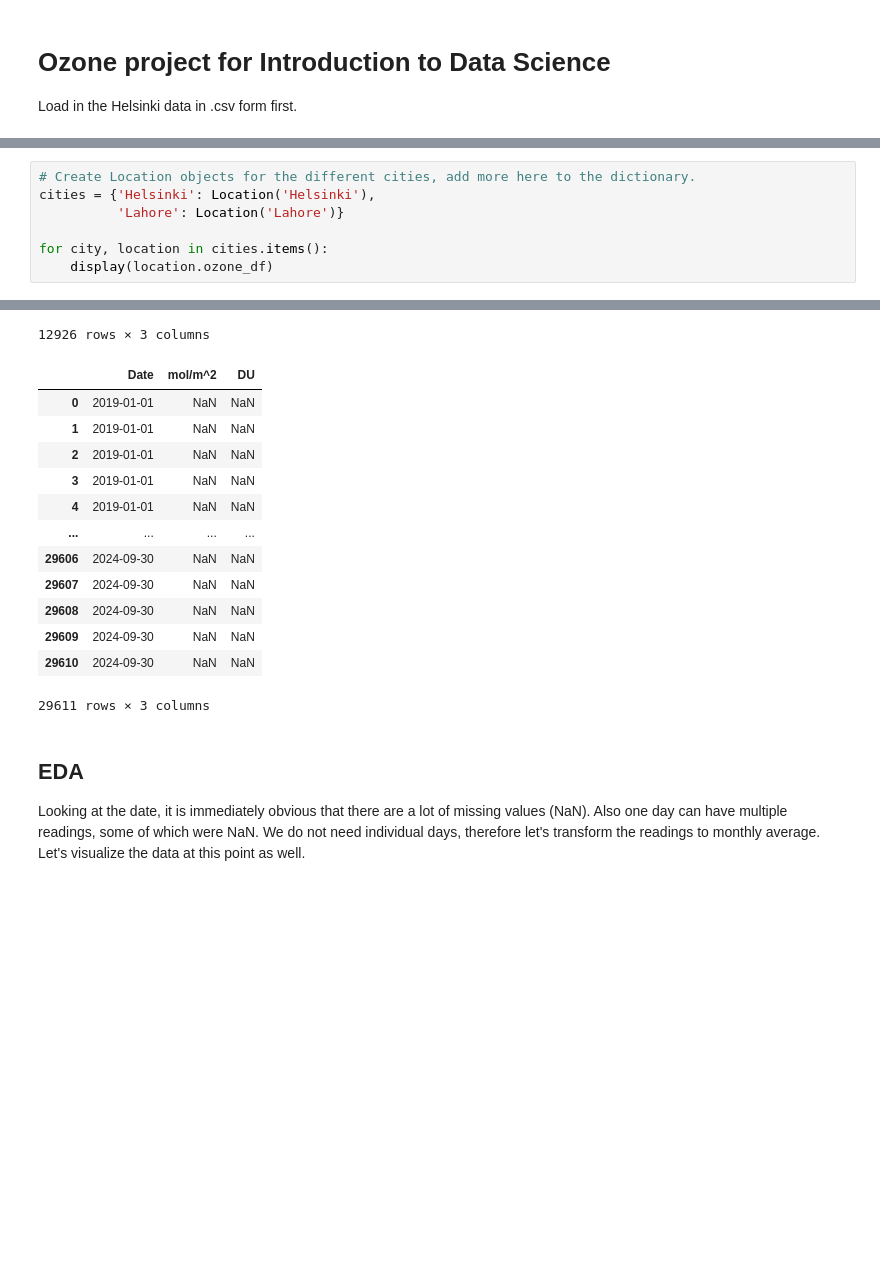
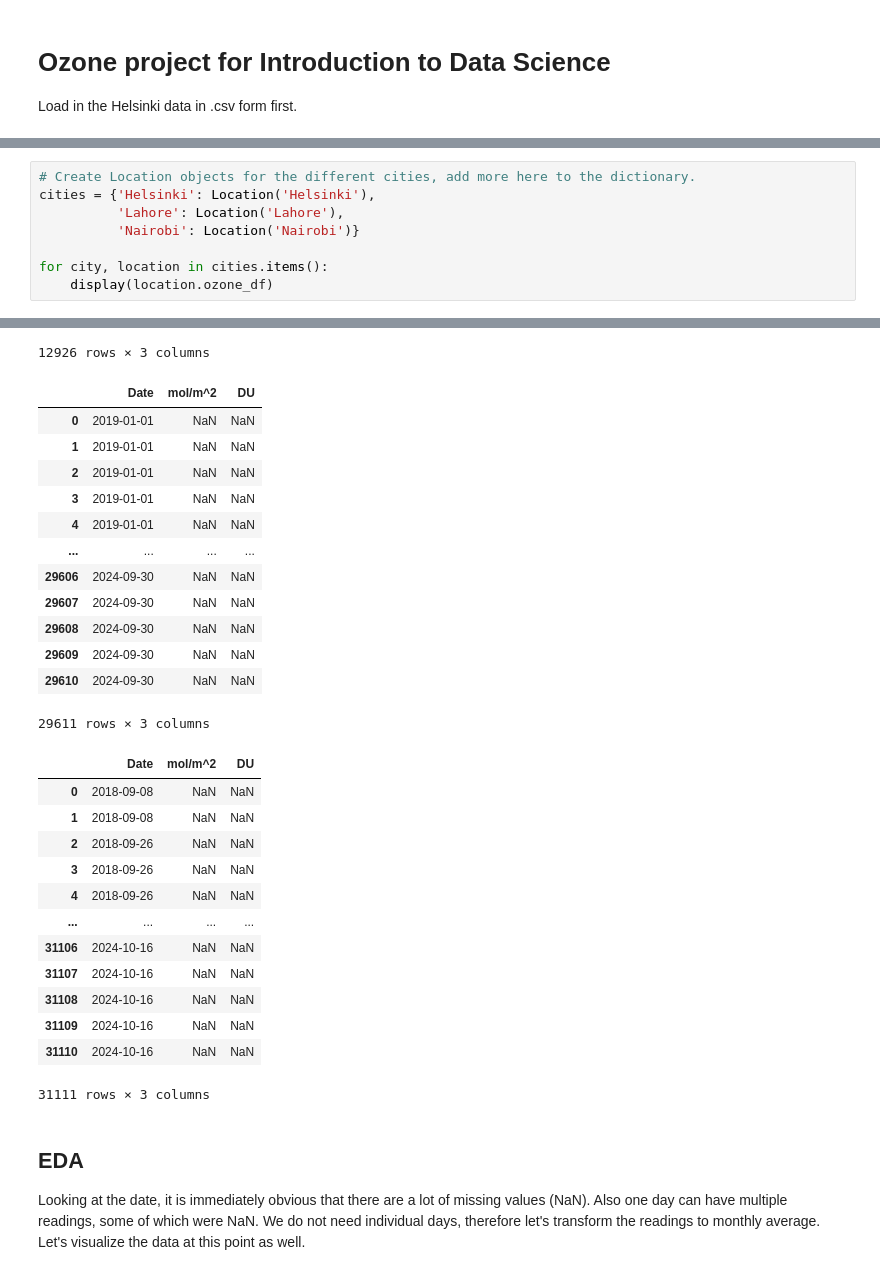
Before and after one commit to rtammisalo/project-ozone, a Jupyter notebook: ozone.ipynb, the cells around one changed output, grey strips where cells are left out. Cells and saved outputs as stored; diff of their text form; blank space fills up the shorter version.

```diff
--- a/ozone.ipynb
+++ b/ozone.ipynb
@@ -142,37 +142,51 @@ class Location:
 # %%
 # Create Location objects for the different cities, add more here to the dictionary.
 cities = {'Helsinki': Location('Helsinki'),
-          'Lahore': Location('Lahore')}
+          'Lahore': Location('Lahore'),
+          'Nairobi': Location('Nairobi')}
 
 for city, location in cities.items():
     display(location.ozone_df)
 # %% [output]
 |  | Date | mol/m^2 | DU |
 | 0 | 2019-01-01 | NaN | NaN |
 | 1 | 2019-01-01 | NaN | NaN |
 | 2 | 2019-01-02 | NaN | NaN |
 | 3 | 2019-01-02 | 0.130 | 291.381822 |
 | 4 | 2019-01-02 | NaN | NaN |
 | ... | ... | ... | ... |
 | 12921 | 2024-09-18 | NaN | NaN |
 | 12922 | 2024-09-19 | NaN | NaN |
 | 12923 | 2024-09-19 | 0.122 | 273.450633 |
 | 12924 | 2024-09-19 | NaN | NaN |
 | 12925 | 2024-09-19 | 0.122 | 273.450633 |
 12926 rows × 3 columns
 |  | Date | mol/m^2 | DU |
 | 0 | 2019-01-01 | NaN | NaN |
 | 1 | 2019-01-01 | NaN | NaN |
 | 2 | 2019-01-01 | NaN | NaN |
 | 3 | 2019-01-01 | NaN | NaN |
 | 4 | 2019-01-01 | NaN | NaN |
 | ... | ... | ... | ... |
 | 29606 | 2024-09-30 | NaN | NaN |
 | 29607 | 2024-09-30 | NaN | NaN |
 | 29608 | 2024-09-30 | NaN | NaN |
 | 29609 | 2024-09-30 | NaN | NaN |
 | 29610 | 2024-09-30 | NaN | NaN |
 29611 rows × 3 columns
+|  | Date | mol/m^2 | DU |
+| 0 | 2018-09-08 | NaN | NaN |
+| 1 | 2018-09-08 | NaN | NaN |
+| 2 | 2018-09-26 | NaN | NaN |
+| 3 | 2018-09-26 | NaN | NaN |
+| 4 | 2018-09-26 | NaN | NaN |
+| ... | ... | ... | ... |
+| 31106 | 2024-10-16 | NaN | NaN |
+| 31107 | 2024-10-16 | NaN | NaN |
+| 31108 | 2024-10-16 | NaN | NaN |
+| 31109 | 2024-10-16 | NaN | NaN |
+| 31110 | 2024-10-16 | NaN | NaN |
+31111 rows × 3 columns
 # %% [markdown]
 ## EDA
 
```
Also changed, not shown: parts of 10 cells of this notebook, 7 other files.
